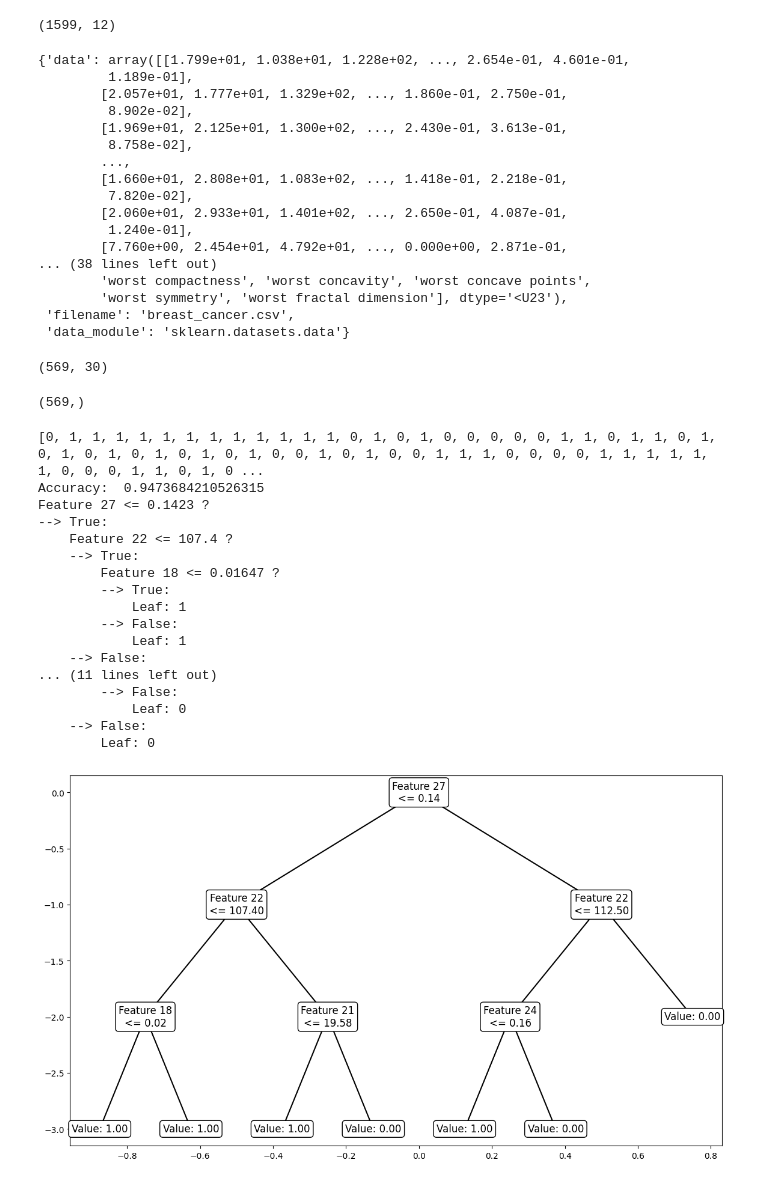
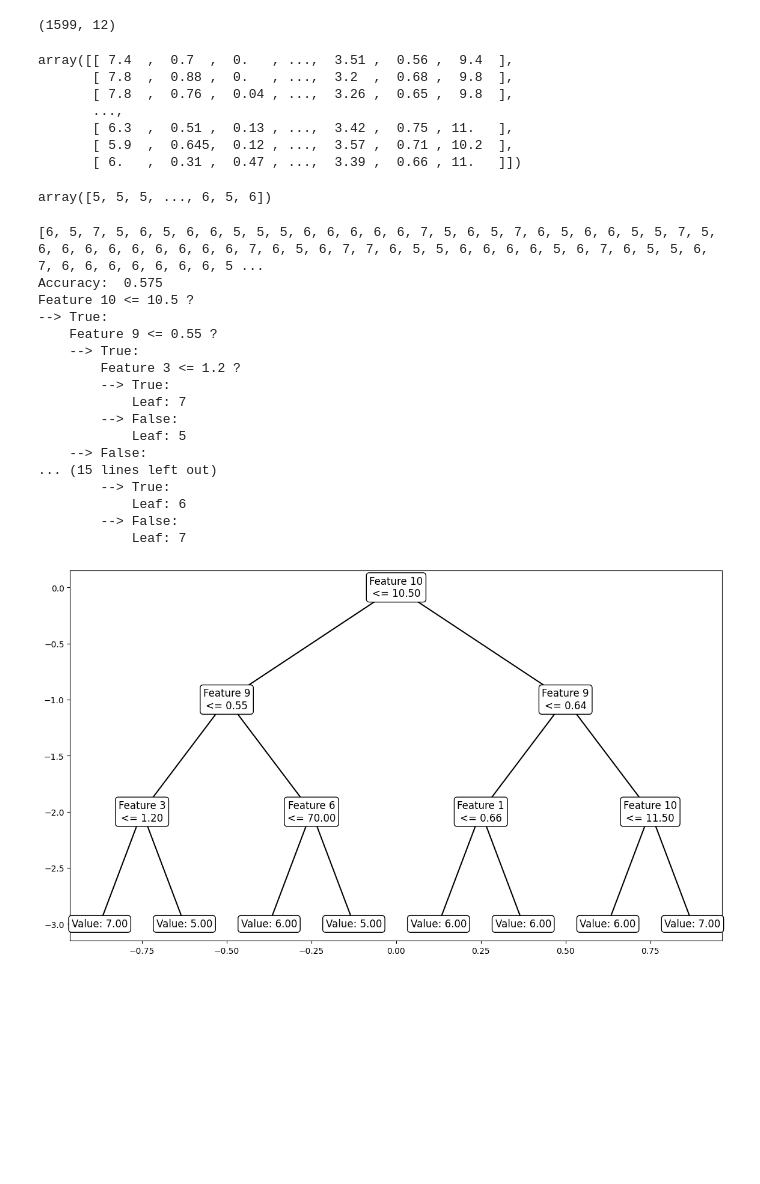
Before and after one commit to KissDanielMark/DecisionTree, a Jupyter notebook: WP871Q.ipynb, the cells around one changed output. Saved outputs shown, nothing was run; the diff lists cells and outputs as text; code cells hidden in the pictures; blank space fills up the shorter version.

```diff
--- a/WP871Q.ipynb
+++ b/WP871Q.ipynb
@@ -40,9 +40,9 @@ class DecisionTree:
     #Modeel tanítása
     def fit(self, X, y):
         # Hiányzó értékek pótlása
-        mean = np.nanmean(X, axis=0)  # Oszlopok átlaga (kivéve a hiányzó értékeket)
+        """mean = np.nanmean(X, axis=0)  # Oszlopok átlaga (kivéve a hiányzó értékeket)
         indexs = np.where(np.isnan(X))  # Hiányzó értékek helyei
-        X[indexs] = np.take(mean, indexs[1])
+        X[indexs] = np.take(mean, indexs[1])"""
 
         self.number_of_features_used = X.shape[1] if not self.number_of_features_used else min(X.shape[1],self.number_of_features_used) # ha paraméterként nem adtuk meg semmit, akkor az összes attribútumot használjuk, egyébként a 2 minimumát
         self.root = self._grow_tree(X, y)
@@ -236,82 +236,74 @@ import pandas as pd
 df = pd.read_csv("winequality-red.csv")
 print(df.shape)
 #display(df.head())
-#X = df[df.columns[:-1]].values
-#y = df[df.columns[:-1]].values
+X = df.iloc[:, :-1].values  # All columns except the last one
+y = df.iloc[:, -1].values
 
-wine = datasets.load_breast_cancer()
+display(X)
+display(y)
+
+"""wine = datasets.load_breast_cancer()
 display(wine)
 X = wine.data # adatok
 y = wine.target # címkék/célváltozók
 
 #display(X)
 display(X.shape)
-display(y.shape)
+display(y.shape)"""
 
 
 # Előkészítsük a bemeneti adatokat és a címkéket
 #X = np.array([[1, 2, 3], [4, np.nan, 6], [7, 8, 9]])# Példa bemeneti adatok (a második adat hiányzó értéket tartalmaz)
 #y = np.array([0, 1, 0]) # Példa címkék
 
 
 
 #Adatok felosztása tanító és tesztelő halmazra
 X_train, X_test, y_train, y_test = train_test_split(X, y, test_size=0.2, random_state=0) # 80% tanító, 20% tesztelő
 
 #Döntési fa tanítása
 decision_tree = DecisionTree(max_depth=3, split_criterion="information_gain", random_state=0)
 decision_tree.fit(X_train, y_train)
 
 #Döntési fa kiértékelése
 y_pred = decision_tree.predict(X_test)
 
 def accuracy(y_test, y_pred):
     return np.sum(y_test == y_pred) / len(y_test)
 
 acc = accuracy(y_test, y_pred)
 print("Accuracy: ", acc)
 
 decision_tree.print_tree()
 plt.figure(figsize=(14, 8))
 decision_tree.plot_tree_the_second(decision_tree.root, 0, 0, 0, 1)
 
 #dt.print()
 # %% [output]
 (1599, 12)
-{'data': array([[1.799e+01, 1.038e+01, 1.228e+02, ..., 2.654e-01, 4.601e-01,
-         1.189e-01],
-        [2.057e+01, 1.777e+01, 1.329e+02, ..., 1.860e-01, 2.750e-01,
-         8.902e-02],
-        [1.969e+01, 2.125e+01, 1.300e+02, ..., 2.430e-01, 3.613e-01,
-         8.758e-02],
-        ...,
-        [1.660e+01, 2.808e+01, 1.083e+02, ..., 1.418e-01, 2.218e-01,
-         7.820e-02],
-        [2.060e+01, 2.933e+01, 1.401e+02, ..., 2.650e-01, 4.087e-01,
-         1.240e-01],
-        [7.760e+00, 2.454e+01, 4.792e+01, ..., 0.000e+00, 2.871e-01,
-... (38 lines left out)
-        'worst compactness', 'worst concavity', 'worst concave points',
-        'worst symmetry', 'worst fractal dimension'], dtype='<U23'),
- 'filename': 'breast_cancer.csv',
- 'data_module': 'sklearn.datasets.data'}
+array([[ 7.4  ,  0.7  ,  0.   , ...,  3.51 ,  0.56 ,  9.4  ],
+       [ 7.8  ,  0.88 ,  0.   , ...,  3.2  ,  0.68 ,  9.8  ],
+       [ 7.8  ,  0.76 ,  0.04 , ...,  3.26 ,  0.65 ,  9.8  ],
+       ...,
+       [ 6.3  ,  0.51 ,  0.13 , ...,  3.42 ,  0.75 , 11.   ],
+       [ 5.9  ,  0.645,  0.12 , ...,  3.57 ,  0.71 , 10.2  ],
+       [ 6.   ,  0.31 ,  0.47 , ...,  3.39 ,  0.66 , 11.   ]])
-(569, 30)
+array([5, 5, 5, ..., 6, 5, 6])
-(569,)
+[6, 5, 7, 5, 6, 5, 6, 6, 5, 5, 5, 6, 6, 6, 6, 6, 7, 5, 6, 5, 7, 6, 5, 6, 6, 5, 5, 7, 5, 6, 6, 6, 6, 6, 6, 6, 6, 6, 7, 6, 5, 6, 7, 7, 6, 5, 5, 6, 6, 6, 6, 5, 6, 7, 6, 5, 5, 6, 7, 6, 6, 6, 6, 6, 6, 6, 5 ...
+Accuracy:  0.575
+Feature 10 <= 10.5 ?
+--> True:
+    Feature 9 <= 0.55 ?
+    --> True:
+        Feature 3 <= 1.2 ?
+        --> True:
+            Leaf: 7
+        --> False:
+            Leaf: 5
+    --> False:
+... (15 lines left out)
+        --> True:
+            Leaf: 6
+        --> False:
+            Leaf: 7
-[0, 1, 1, 1, 1, 1, 1, 1, 1, 1, 1, 1, 1, 0, 1, 0, 1, 0, 0, 0, 0, 0, 1, 1, 0, 1, 1, 0, 1, 0, 1, 0, 1, 0, 1, 0, 1, 0, 1, 0, 0, 1, 0, 1, 0, 0, 1, 1, 1, 0, 0, 0, 0, 1, 1, 1, 1, 1, 1, 0, 0, 0, 1, 1, 0, 1, 0 ...
-Accuracy:  0.9473684210526315
-Feature 27 <= 0.1423 ?
---> True:
-    Feature 22 <= 107.4 ?
-    --> True:
-        Feature 18 <= 0.01647 ?
-        --> True:
-            Leaf: 1
-        --> False:
-            Leaf: 1
-    --> False:
-... (11 lines left out)
-        --> False:
-            Leaf: 0
-    --> False:
-        Leaf: 0
-[figure, old version]
+[figure, new version]
```
